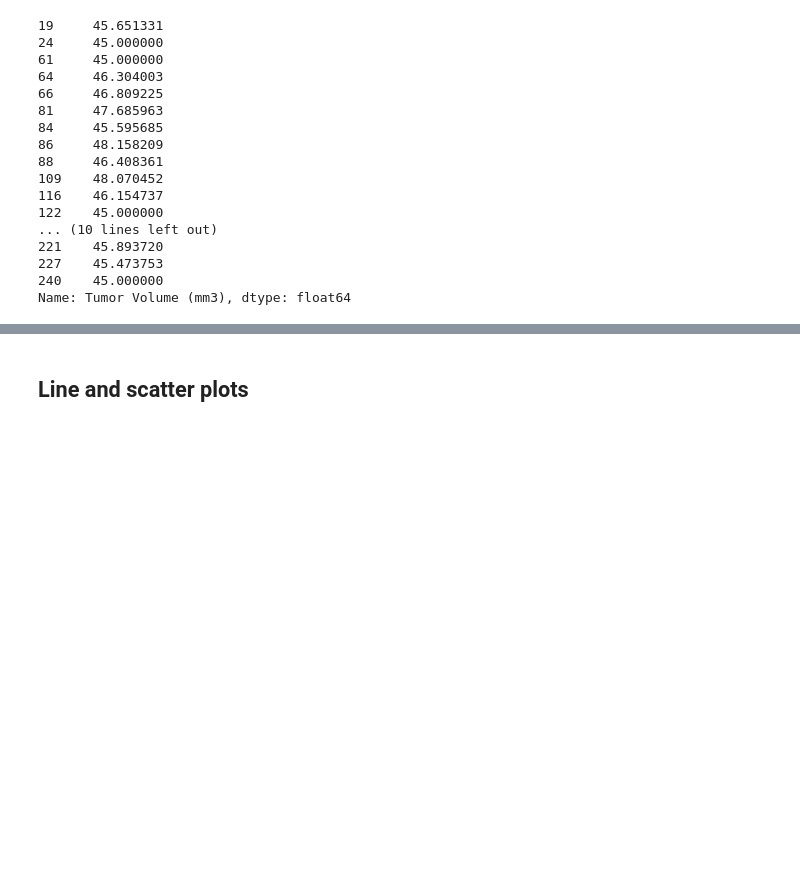
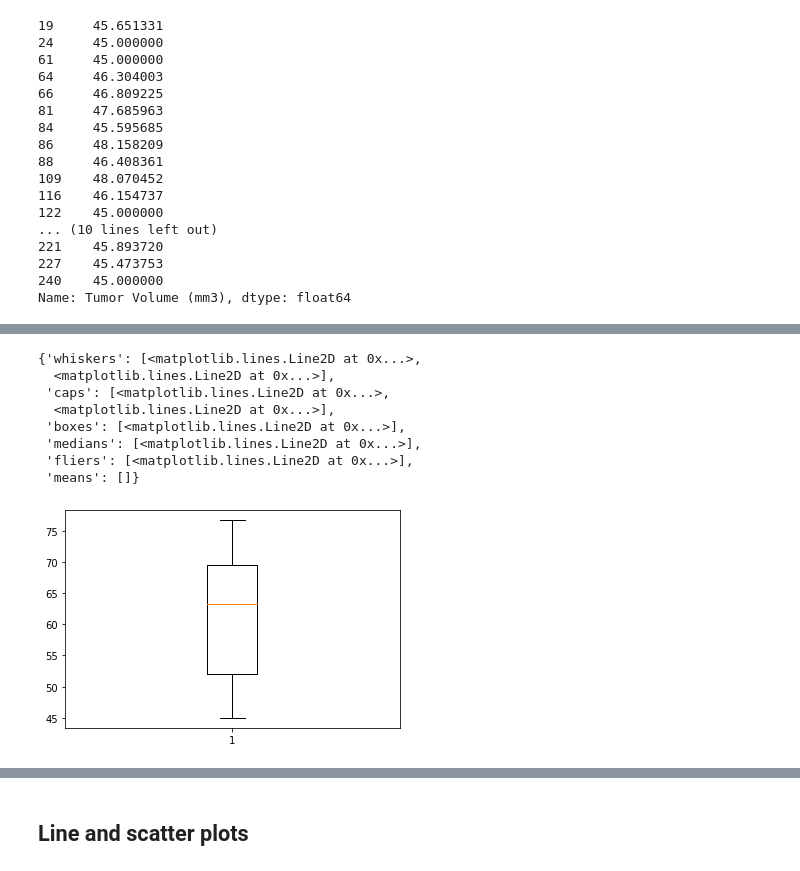
Before and after one commit to tigerkennedycosmos/Matplotlib-Challenge, a Jupyter notebook: pymaceuticals_starter.ipynb, the cells around one changed output, grey strips where cells are left out. Saved outputs shown, nothing was run; the diff lists cells and outputs as text; code cells hidden in the pictures; blank space fills up the shorter version.

```diff
--- a/pymaceuticals_starter.ipynb
+++ b/pymaceuticals_starter.ipynb
@@ -168,0 +211,3 @@ Name: Tumor Volume (mm3), dtype: float64
+# %%
+naftisol = tumor_max.loc[tumor_max["Drug Regimen"]=="Naftisol"]["Tumor Volume (mm3)"]
+naftisol
@@ -169,2 +232,14 @@ Name: Tumor Volume (mm3), dtype: float64
 # %%
 # Generate a box plot of the final tumor volume of each mouse across four regimens of interest
+# %%
+plt.boxplot(naftisol)
+# %% [output]
+{'whiskers': [<matplotlib.lines.Line2D at 0x...>,
+  <matplotlib.lines.Line2D at 0x...>],
+ 'caps': [<matplotlib.lines.Line2D at 0x...>,
+  <matplotlib.lines.Line2D at 0x...>],
+ 'boxes': [<matplotlib.lines.Line2D at 0x...>],
+ 'medians': [<matplotlib.lines.Line2D at 0x...>],
+ 'fliers': [<matplotlib.lines.Line2D at 0x...>],
+ 'means': []}
+[figure, added]
```
Also changed, not shown: parts of 13 cells of this notebook.
